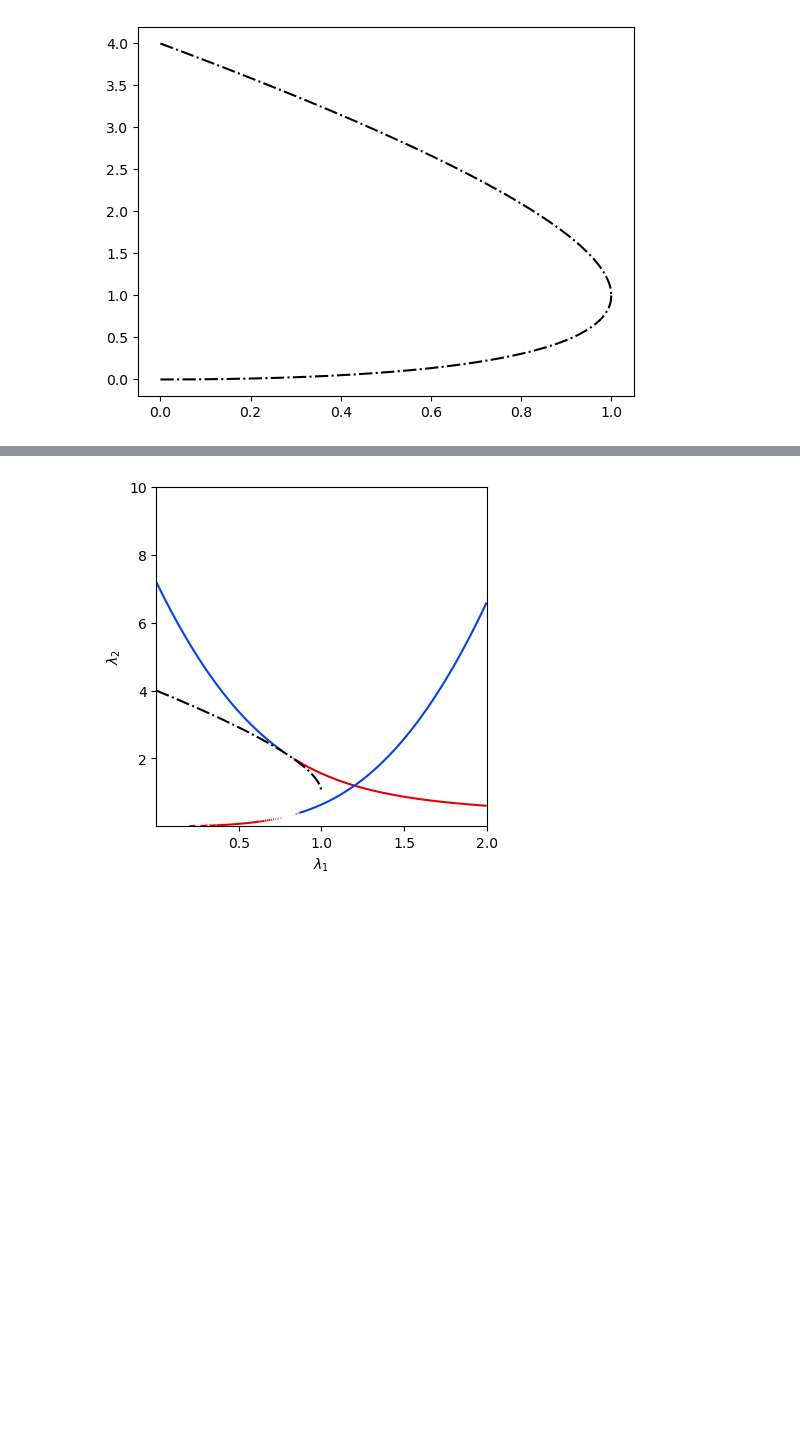
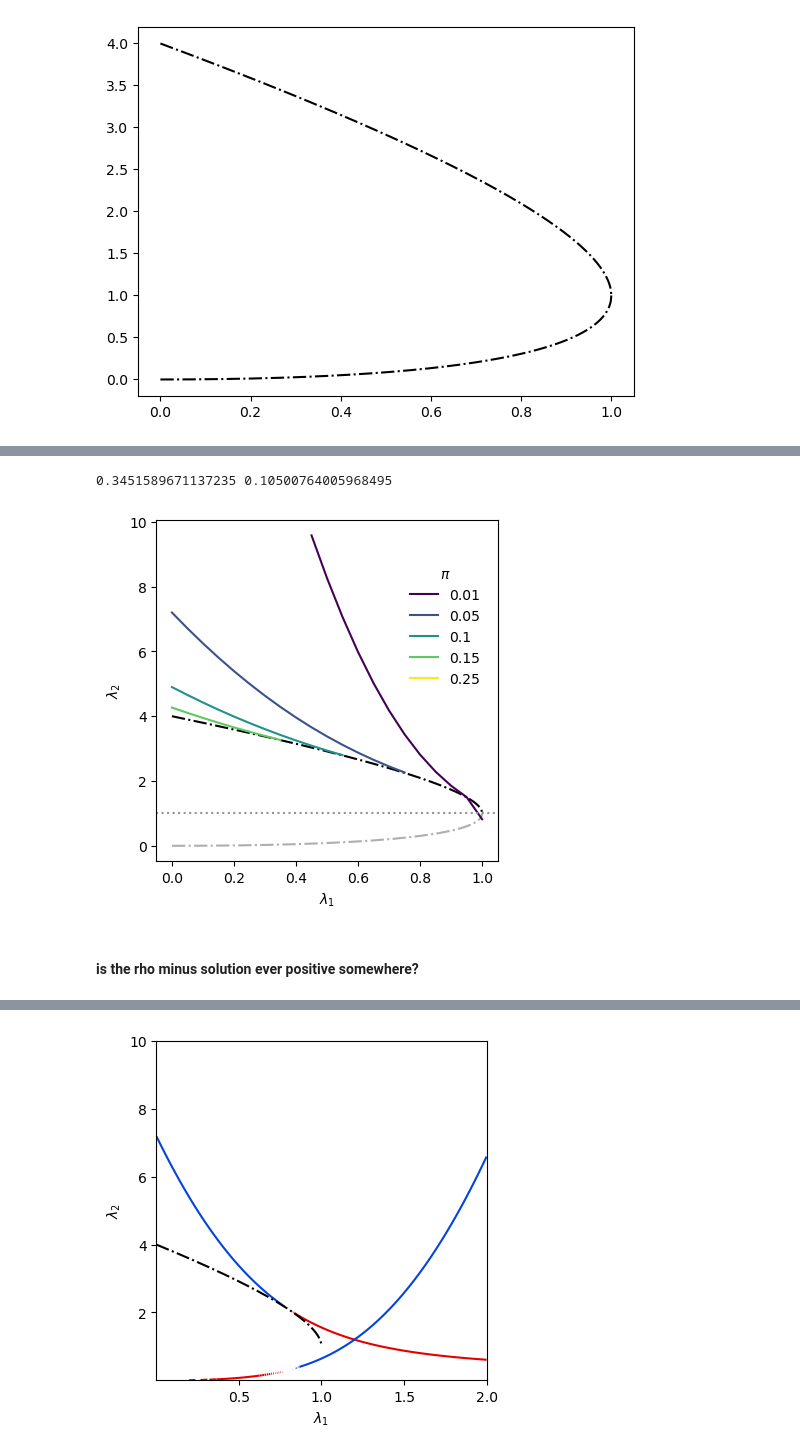
Before and after one commit to dmarchp/TFM_code, a Jupyter notebook: non_lin_models/det_sols_non_lin/1and2simplices.ipynb, the cells around one changed output, grey strips where cells are left out. Drawn from its saved outputs; the diff is of its cells as text; code cells hidden in the pictures; blank space fills up the shorter version.

```diff
--- a/non_lin_models/det_sols_non_lin/1and2simplices.ipynb
+++ b/non_lin_models/det_sols_non_lin/1and2simplices.ipynb
@@ -89,0 +184,33 @@ ax.axhline(1.0, 0, 1, ls=':', color='xkcd:gray')
+# %%
+pi = 0.1
+l1, l2 = 0.25, 3.7
+# l1, l2 = 1.25, 2.0
+rho = rho_sol(l1, l2)[1]
+print(rho, m_sol(rho, l2, pi))
+# %% [output]
+0.3451589671137235 0.10500764005968495
+# %%
+### let's do many pi for the rho_plus solution:
+
+l1s = np.arange(0.0, 1.05, 0.05)
+pis = [0.01, 0.05, 0.1, 0.15, 0.25]
+pi_colors = plt.cm.viridis(np.linspace(0,1,len(pis)))
+
+fig, ax = plt.subplots(1, 1, figsize=(4,4), constrained_layout=True)
+ax.set(xlabel=r'$\lambda_1$', ylabel=r'$\lambda_2$')
+
+l1s_rho_line = np.arange(0.0, 1.001, 0.001)
+ax.plot(l1s_rho_line, l2_line_pi0(l1s_rho_line)[0], ls='-.', color='xkcd:black')
+ax.plot(l1s_rho_line, l2_line_pi0(l1s_rho_line)[1], ls='-.', color='xkcd:gray', alpha=0.75)
+
+for pi,pi_c in zip(pis,pi_colors):
+    sols = thresh_line_m_rho_minus(l1s, pi)
+    ax.plot(l1s, sols, label=pi, color=pi_c)
+
+fig.legend(title=r'$\pi$', frameon=False, ncol=1, loc=(0.75,0.55))
+ax.axhline(1.0, 0, 1, ls=':', color='xkcd:gray')
+fig.savefig(f'sol_rho_minus_m_thresh_lines_many_pi_space_l1_l2.png')
+# %% [output]
+[figure, added]
+# %% [markdown]
+#### is the rho minus solution ever positive somewhere?
```
Also changed, not shown: parts of 18 cells of this notebook, 2 other files.
